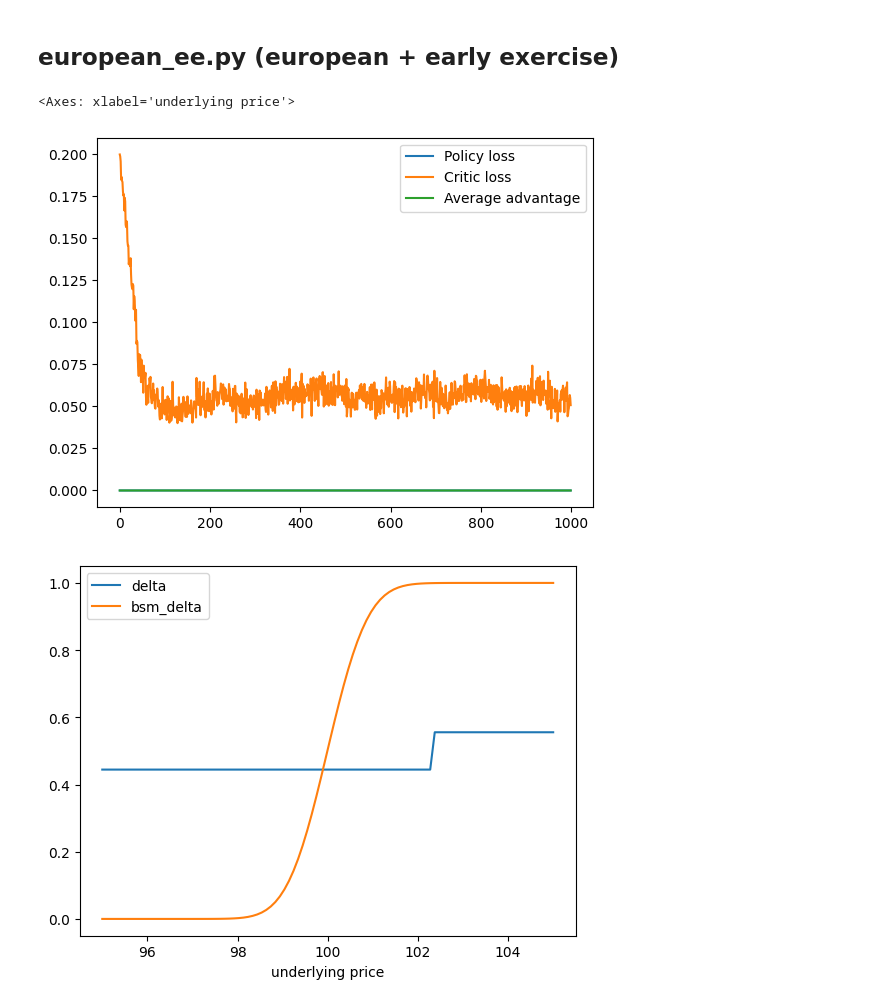
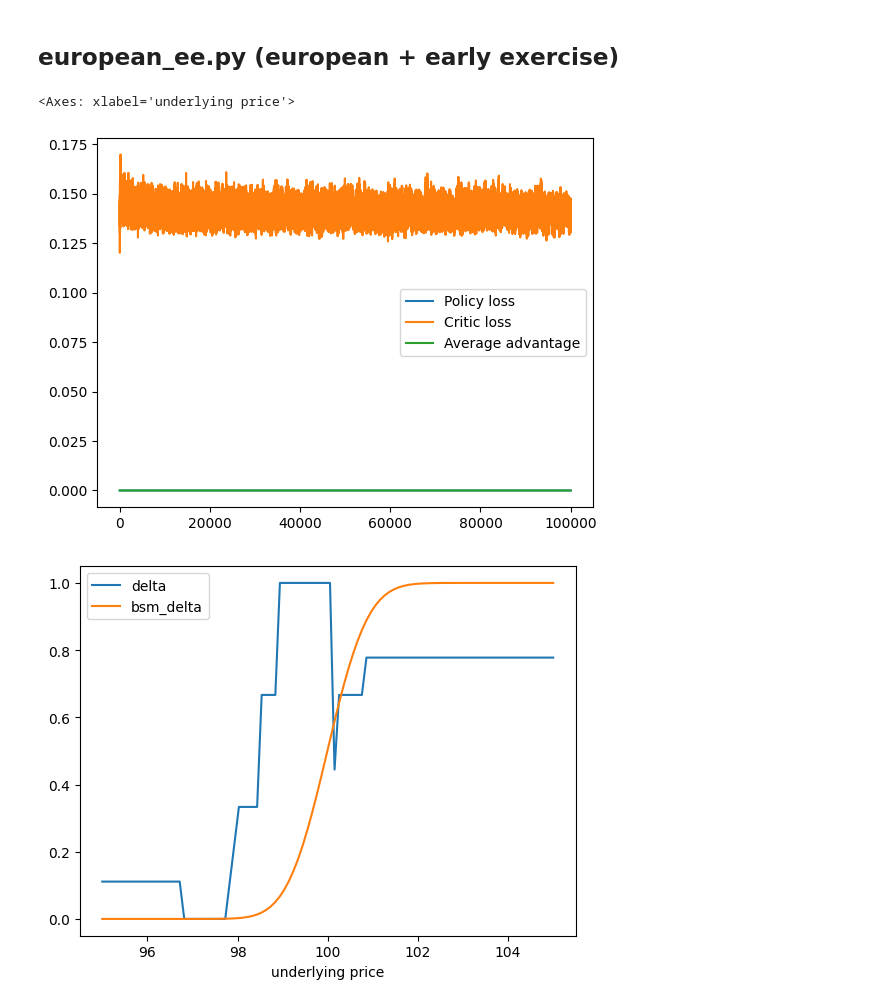
Before and after one commit to Thessal/derivatives, a Jupyter notebook: hedge/minimal.ipynb, the cells around one changed output. Drawn from its saved outputs; the diff is of its cells as text; code cells hidden in the pictures.

```diff
--- a/hedge/minimal.ipynb
+++ b/hedge/minimal.ipynb
@@ -21,7 +21,7 @@ agent = PPOAgent(input_dim=2, action_dim=10, hidden_dim=16)
 optimizer = optim.Adam(agent.parameters(), lr=1e-3)
 
 history = []
-for _ in range(1000):
+for _ in range(100000):
     x, ttms, dc, ds, curr_s = sample()
 
     # Forward
@@ -101,7 +101,7 @@ agent = PPOAgent(input_dim=2, action_dim=10, hidden_dim=16)
 optimizer = optim.Adam(agent.parameters(), lr=1e-3)
 
 history = []
-for _ in range(1000):
+for _ in range(100000):
     x, ttms, dc, ds, curr_s = sample()
 
     # Forward
@@ -129,32 +129,32 @@ for _ in range(1000):
     (policy_loss + c1 * critic_loss - c2 * entropy_bonus).backward()
     optimizer.step()
 
     avg_advantage = advantages[~exercise_mask].ravel().mean()
     history.append({
         "Policy loss":policy_loss.item(),
         "Critic loss":critic_loss.item(),
         "Average advantage":avg_advantage.item()
         })
 
 import pandas as pd
 pd.DataFrame(history).plot()
 
 
 import definitions
 
 s = torch.linspace(95,105,100)
 x = torch.log(s)
 ttms = torch.ones_like(x) * 0.5
 states = build_state(x, ttms)
 
 stop_logits, hedge_logits, values = agent(states)
 
 pd.DataFrame({
     "underlying price" : s.cpu().tolist(),
     "delta" : (hedge_logits.argmax(1) / ( action_dim -1 )).cpu().tolist(),
     "bsm_delta" : definitions.bsm_delta(x, ttms, 100).cpu().tolist()
 }).set_index("underlying price").plot()#.plot.scatter(x="underlying price", y="delta")
 # %% [output]
 <Axes: xlabel='underlying price'>
-[figure, old version]
+[figure, new version]
-[figure, old version]
+[figure, new version]
```
Also changed, not shown: parts of 2 cells of this notebook, 2 other files.
